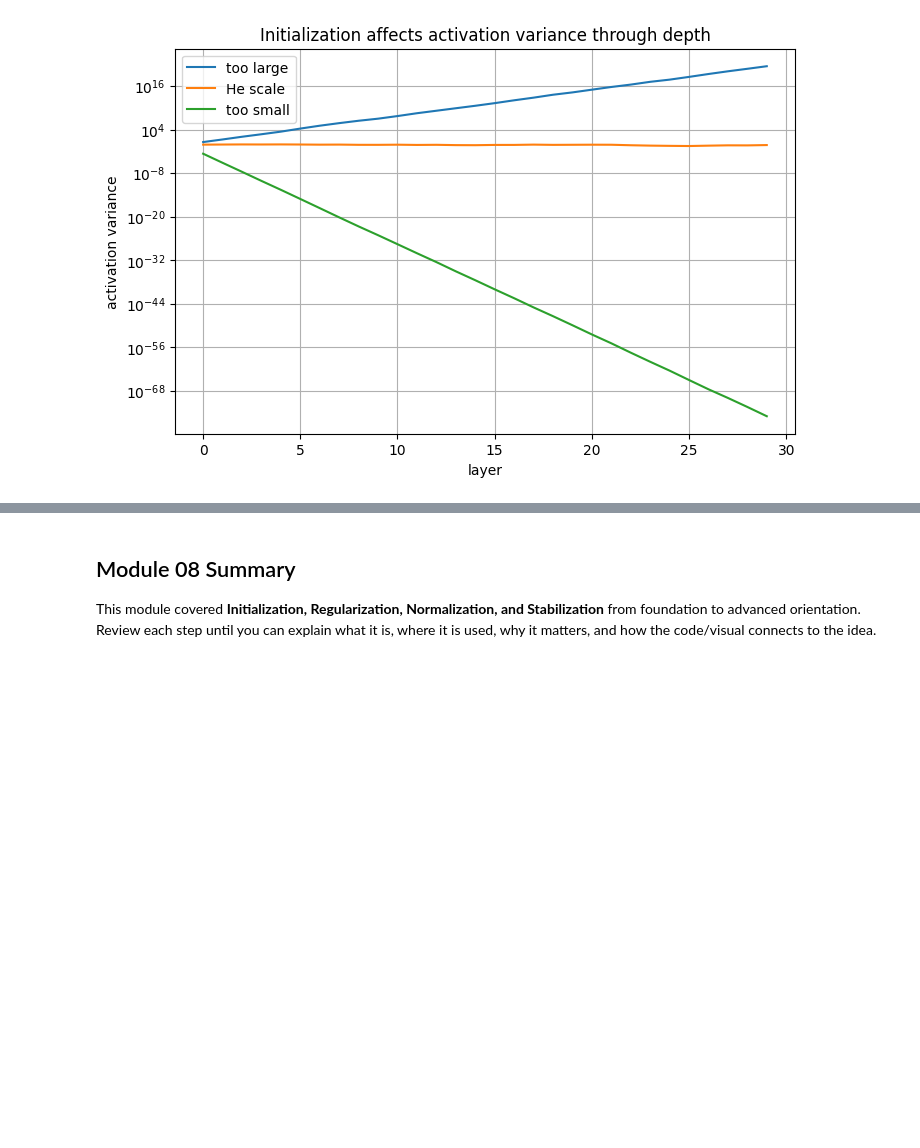
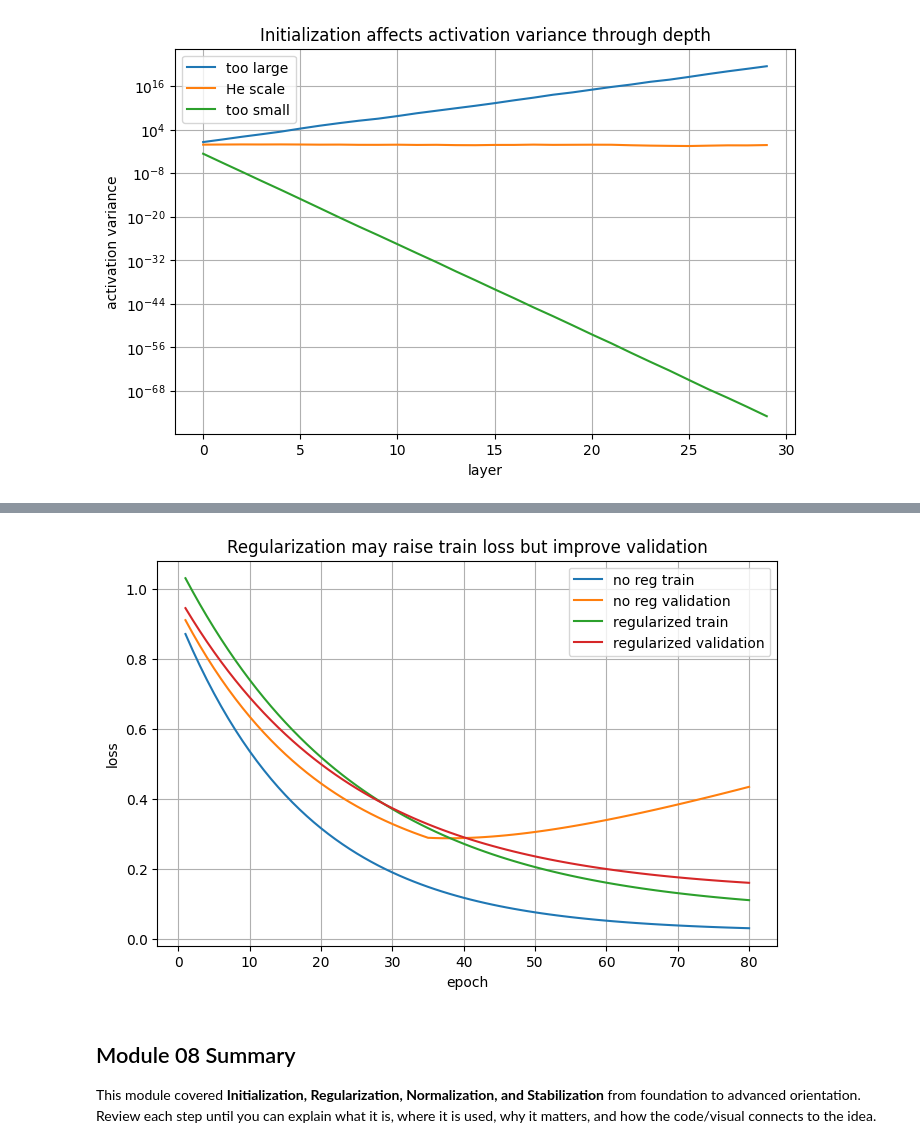
Before and after one commit to sidhu7777/Machine_Learning_Notes, a Jupyter notebook: deep_learning/modules/Module_08_Initialization_Regularization_Normalization_and_Stabilization.ipynb, the cells around one changed output, grey strips where cells are left out. Cells and saved outputs as stored; diff of their text form; code cells hidden in the pictures; blank space fills up the shorter version.

```diff
--- a/deep_learning/modules/Module_08_Initialization_Regularization_Normalization_and_Stabilization.ipynb
+++ b/deep_learning/modules/Module_08_Initialization_Regularization_Normalization_and_Stabilization.ipynb
@@ -333,3 +356,18 @@ plt.xlabel('layer'); plt.ylabel('activation variance'); plt.legend();
+# %%
+import numpy as np, matplotlib.pyplot as plt
+epochs=np.arange(1,81)
+no_reg_train=.9*np.exp(-epochs/18)+.02
+no_reg_val=.8*np.exp(-epochs/20)+.15+.006*np.maximum(epochs-35,0)
+reg_train=1.0*np.exp(-epochs/25)+.07
+reg_val=.85*np.exp(-epochs/24)+.13
+plt.plot(epochs,no_reg_train,label='no reg train')
+plt.plot(epochs,no_reg_val,label='no reg validation')
+plt.plot(epochs,reg_train,label='regularized train')
+plt.plot(epochs,reg_val,label='regularized validation')
+plt.title('Regularization may raise train loss but improve validation')
+plt.xlabel('epoch'); plt.ylabel('loss'); plt.legend();
+# %% [output]
+[figure, added]
 # %% [markdown]
 ## Module 08 Summary
 
```
Also changed, not shown: parts of 3 cells of this notebook, 12 other files.
